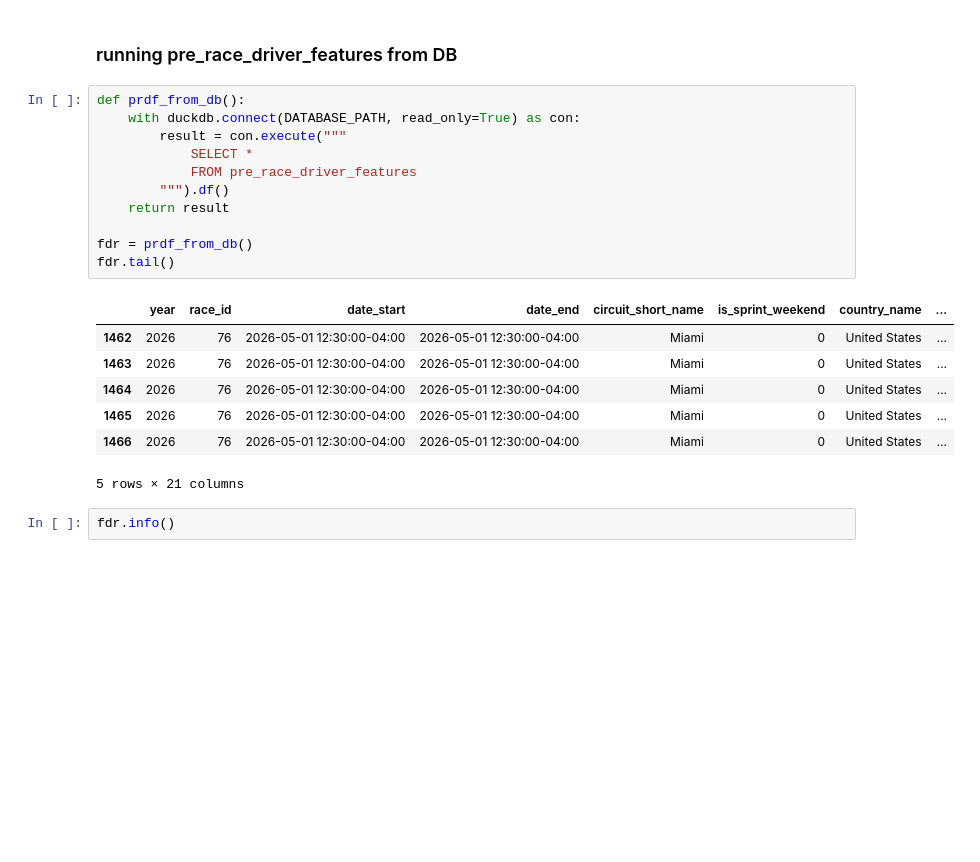
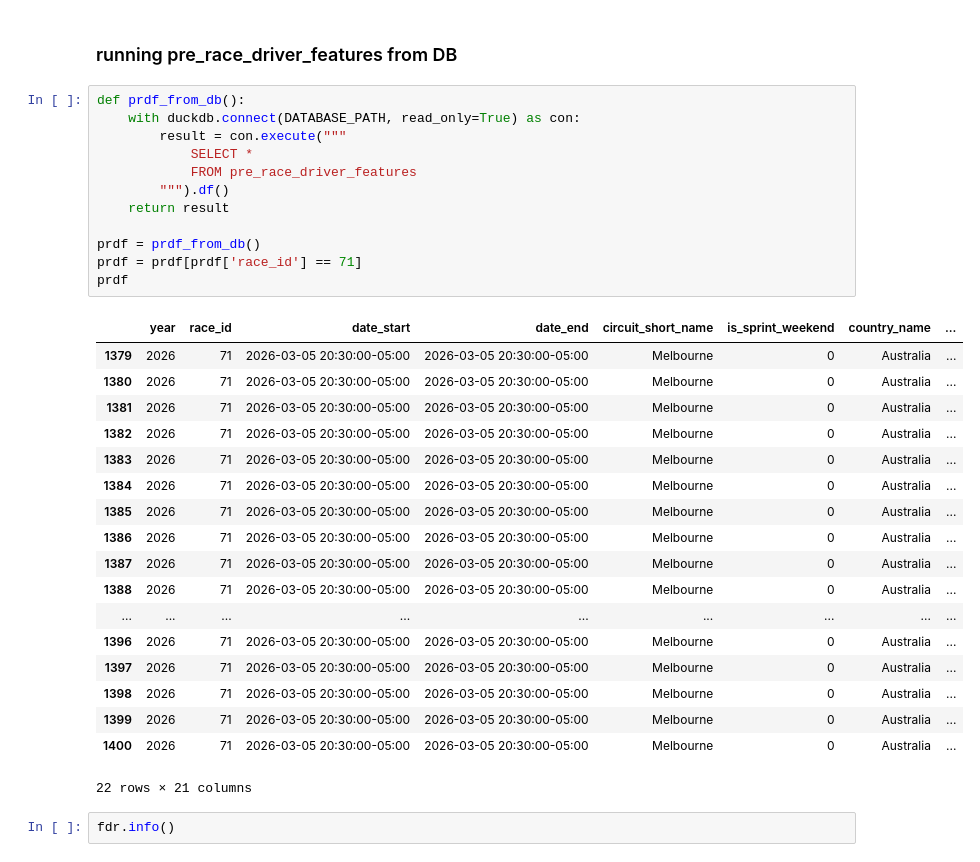
Before and after one commit to jguptil1/F1Fantasy, a Jupyter notebook: src/ingestion/database_testing.ipynb, the cells around one changed output. Cells and saved outputs as stored; diff of their text form; blank space fills up the shorter version.

```diff
--- a/src/ingestion/database_testing.ipynb
+++ b/src/ingestion/database_testing.ipynb
@@ -1484,22 +1492,34 @@ res.tail()
 # %%
 def prdf_from_db():
     with duckdb.connect(DATABASE_PATH, read_only=True) as con:
         result = con.execute("""
             SELECT *
             FROM pre_race_driver_features
         """).df()
     return result
 
-fdr = prdf_from_db()
-fdr.tail()
+prdf = prdf_from_db()
+prdf = prdf[prdf['race_id'] == 71]
+prdf
 # %% [output]
 |  | year | race_id | date_start | date_end | circuit_short_name | is_sprint_weekend | country_name | ... |
-| 1462 | 2026 | 76 | 2026-05-01 12:30:00-04:00 | 2026-05-01 12:30:00-04:00 | Miami | 0 | United States | ... |
-| 1463 | 2026 | 76 | 2026-05-01 12:30:00-04:00 | 2026-05-01 12:30:00-04:00 | Miami | 0 | United States | ... |
-| 1464 | 2026 | 76 | 2026-05-01 12:30:00-04:00 | 2026-05-01 12:30:00-04:00 | Miami | 0 | United States | ... |
-| 1465 | 2026 | 76 | 2026-05-01 12:30:00-04:00 | 2026-05-01 12:30:00-04:00 | Miami | 0 | United States | ... |
-| 1466 | 2026 | 76 | 2026-05-01 12:30:00-04:00 | 2026-05-01 12:30:00-04:00 | Miami | 0 | United States | ... |
+| 1379 | 2026 | 71 | 2026-03-05 20:30:00-05:00 | 2026-03-05 20:30:00-05:00 | Melbourne | 0 | Australia | ... |
+| 1380 | 2026 | 71 | 2026-03-05 20:30:00-05:00 | 2026-03-05 20:30:00-05:00 | Melbourne | 0 | Australia | ... |
+| 1381 | 2026 | 71 | 2026-03-05 20:30:00-05:00 | 2026-03-05 20:30:00-05:00 | Melbourne | 0 | Australia | ... |
+| 1382 | 2026 | 71 | 2026-03-05 20:30:00-05:00 | 2026-03-05 20:30:00-05:00 | Melbourne | 0 | Australia | ... |
+| 1383 | 2026 | 71 | 2026-03-05 20:30:00-05:00 | 2026-03-05 20:30:00-05:00 | Melbourne | 0 | Australia | ... |
+| 1384 | 2026 | 71 | 2026-03-05 20:30:00-05:00 | 2026-03-05 20:30:00-05:00 | Melbourne | 0 | Australia | ... |
+| 1385 | 2026 | 71 | 2026-03-05 20:30:00-05:00 | 2026-03-05 20:30:00-05:00 | Melbourne | 0 | Australia | ... |
+| 1386 | 2026 | 71 | 2026-03-05 20:30:00-05:00 | 2026-03-05 20:30:00-05:00 | Melbourne | 0 | Australia | ... |
+| 1387 | 2026 | 71 | 2026-03-05 20:30:00-05:00 | 2026-03-05 20:30:00-05:00 | Melbourne | 0 | Australia | ... |
+| 1388 | 2026 | 71 | 2026-03-05 20:30:00-05:00 | 2026-03-05 20:30:00-05:00 | Melbourne | 0 | Australia | ... |
+| ... | ... | ... | ... | ... | ... | ... | ... | ... |
+| 1396 | 2026 | 71 | 2026-03-05 20:30:00-05:00 | 2026-03-05 20:30:00-05:00 | Melbourne | 0 | Australia | ... |
+| 1397 | 2026 | 71 | 2026-03-05 20:30:00-05:00 | 2026-03-05 20:30:00-05:00 | Melbourne | 0 | Australia | ... |
+| 1398 | 2026 | 71 | 2026-03-05 20:30:00-05:00 | 2026-03-05 20:30:00-05:00 | Melbourne | 0 | Australia | ... |
+| 1399 | 2026 | 71 | 2026-03-05 20:30:00-05:00 | 2026-03-05 20:30:00-05:00 | Melbourne | 0 | Australia | ... |
+| 1400 | 2026 | 71 | 2026-03-05 20:30:00-05:00 | 2026-03-05 20:30:00-05:00 | Melbourne | 0 | Australia | ... |
-5 rows × 21 columns
+22 rows × 21 columns
 # %%
 fdr.info()
 # %% [output]
```
Also changed, not shown: parts of 16 cells of this notebook, 9 other files.
